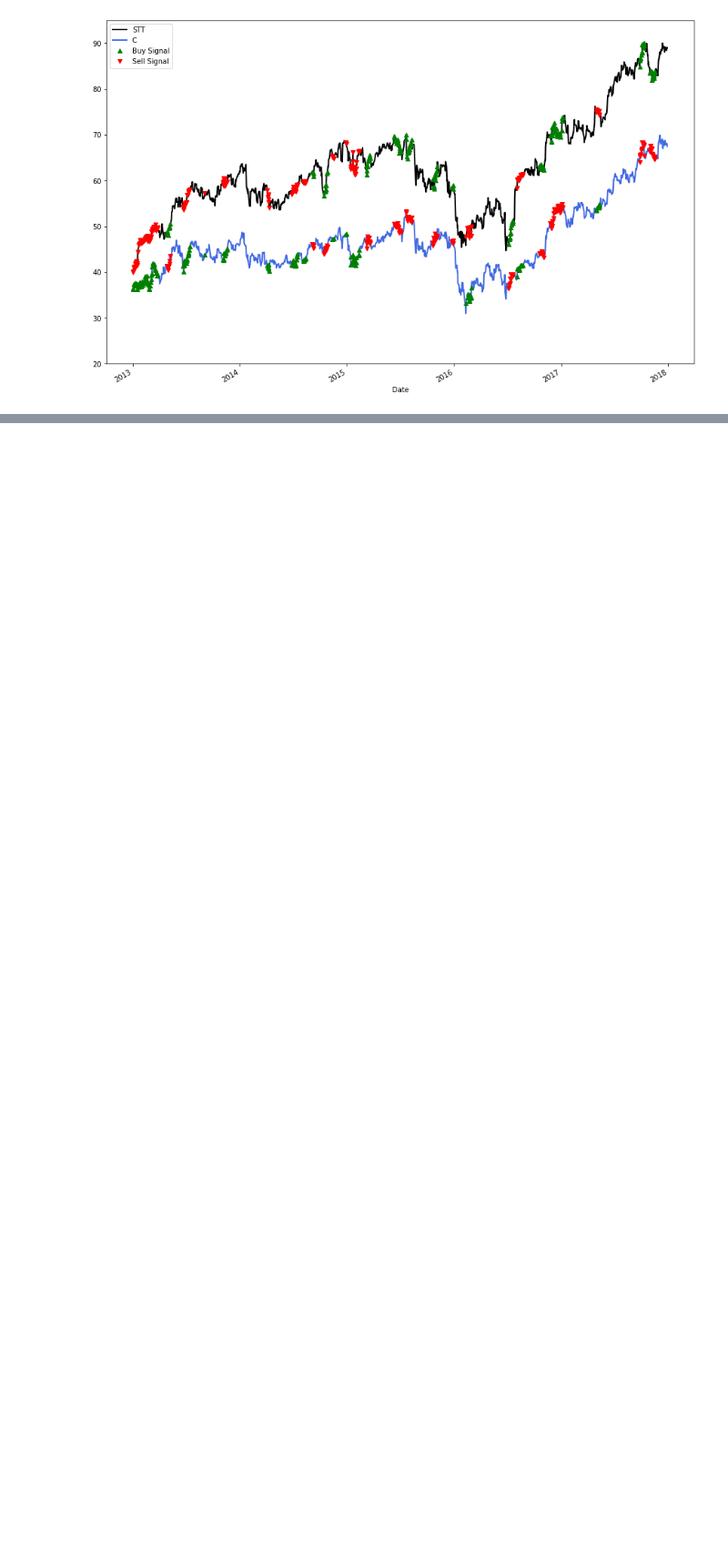
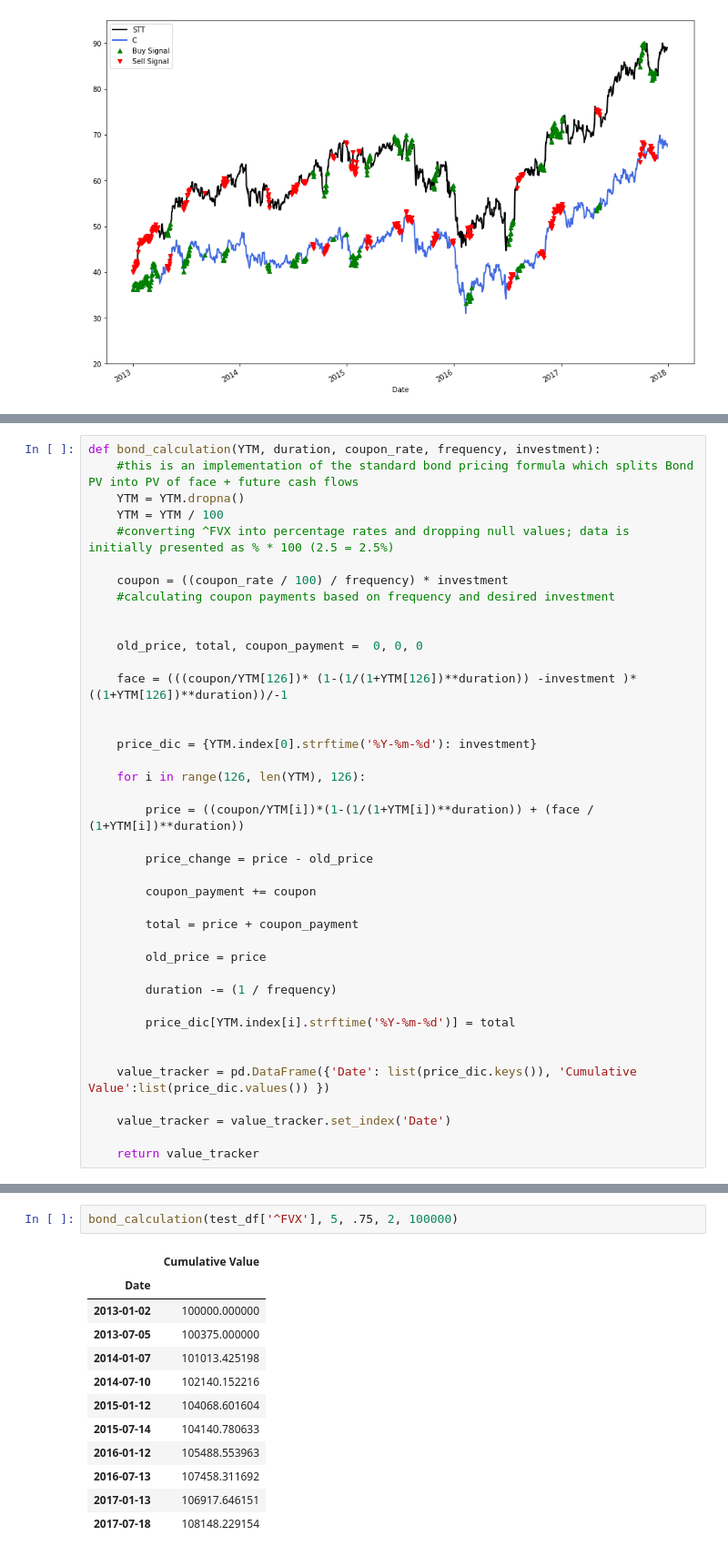
Before and after one commit to AJeanis/Pairs-Trading, a Jupyter notebook: Pairs Trading.ipynb, the cells around one changed output, grey strips where cells are left out. Shown at 91% size. Cells and saved outputs as stored; diff of their text form; blank space fills up the shorter version.

```diff
--- a/Pairs Trading.ipynb
+++ b/Pairs Trading.ipynb
@@ -759,0 +822,40 @@ title= 'Hypothetical Growth of $100,000 in 5 Year T-Note Held to Maturity', colo
+# %%
+def bond_calculation(YTM, duration, coupon_rate, frequency, investment):
+    #this is an implementation of the standard bond pricing formula which splits Bond PV into PV of face + future cash flows
+    YTM = YTM.dropna()
+    YTM = YTM / 100
+    #converting ^FVX into percentage rates and dropping null values; data is initially presented as % * 100 (2.5 = 2.5%)
+
+    coupon = ((coupon_rate / 100) / frequency) * investment
+    #calculating coupon payments based on frequency and desired investment
+
+
+    old_price, total, coupon_payment =  0, 0, 0
+
+    face = (((coupon/YTM[126])* (1-(1/(1+YTM[126])**duration)) -investment )*((1+YTM[126])**duration))/-1
+
+
+    price_dic = {YTM.index[0].strftime('%Y-%m-%d'): investment}
+
+    for i in range(126, len(YTM), 126):
+
+        price = ((coupon/YTM[i])*(1-(1/(1+YTM[i])**duration)) + (face / (1+YTM[i])**duration))
+
+        price_change = price - old_price
+
+        coupon_payment += coupon
+
+        total = price + coupon_payment
+
+        old_price = price
+
+        duration -= (1 / frequency)
+
+        price_dic[YTM.index[i].strftime('%Y-%m-%d')] = total
+
+
+    value_tracker = pd.DataFrame({'Date': list(price_dic.keys()), 'Cumulative Value':list(price_dic.values()) })
+
+    value_tracker = value_tracker.set_index('Date')
+
+    return value_tracker
@@ -759,0 +864,15 @@ title= 'Hypothetical Growth of $100,000 in 5 Year T-Note Held to Maturity', colo
+# %%
+bond_calculation(test_df['^FVX'], 5, .75, 2, 100000)
+# %% [output]
+|  | Cumulative Value |
+| Date |  |
+| 2013-01-02 | 100000.000000 |
+| 2013-07-05 | 100375.000000 |
+| 2014-01-07 | 101013.425198 |
+| 2014-07-10 | 102140.152216 |
+| 2015-01-12 | 104068.601604 |
+| 2015-07-14 | 104140.780633 |
+| 2016-01-12 | 105488.553963 |
+| 2016-07-13 | 107458.311692 |
+| 2017-01-13 | 106917.646151 |
+| 2017-07-18 | 108148.229154 |
```
Also changed, not shown: parts of 47 cells of this notebook.
